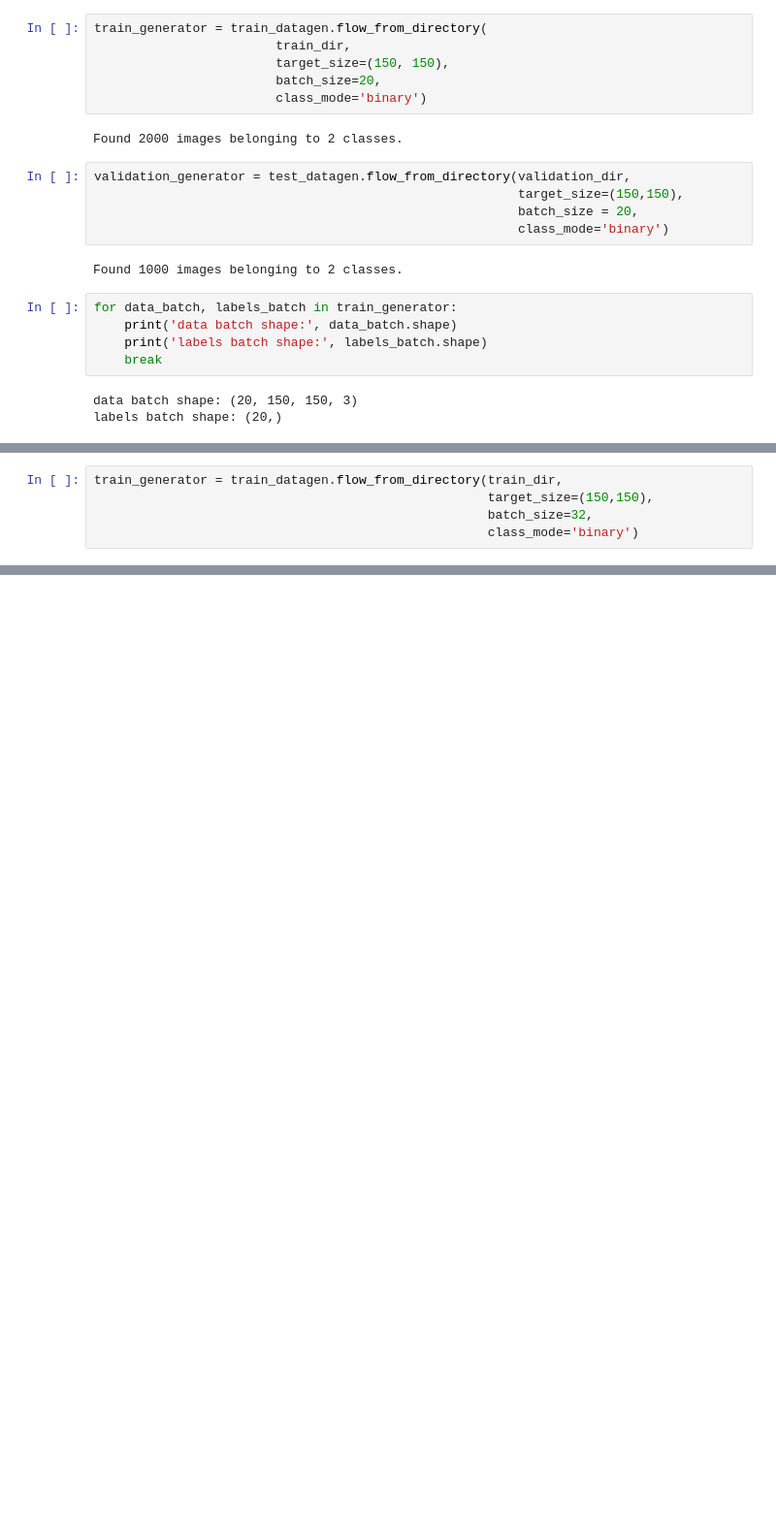
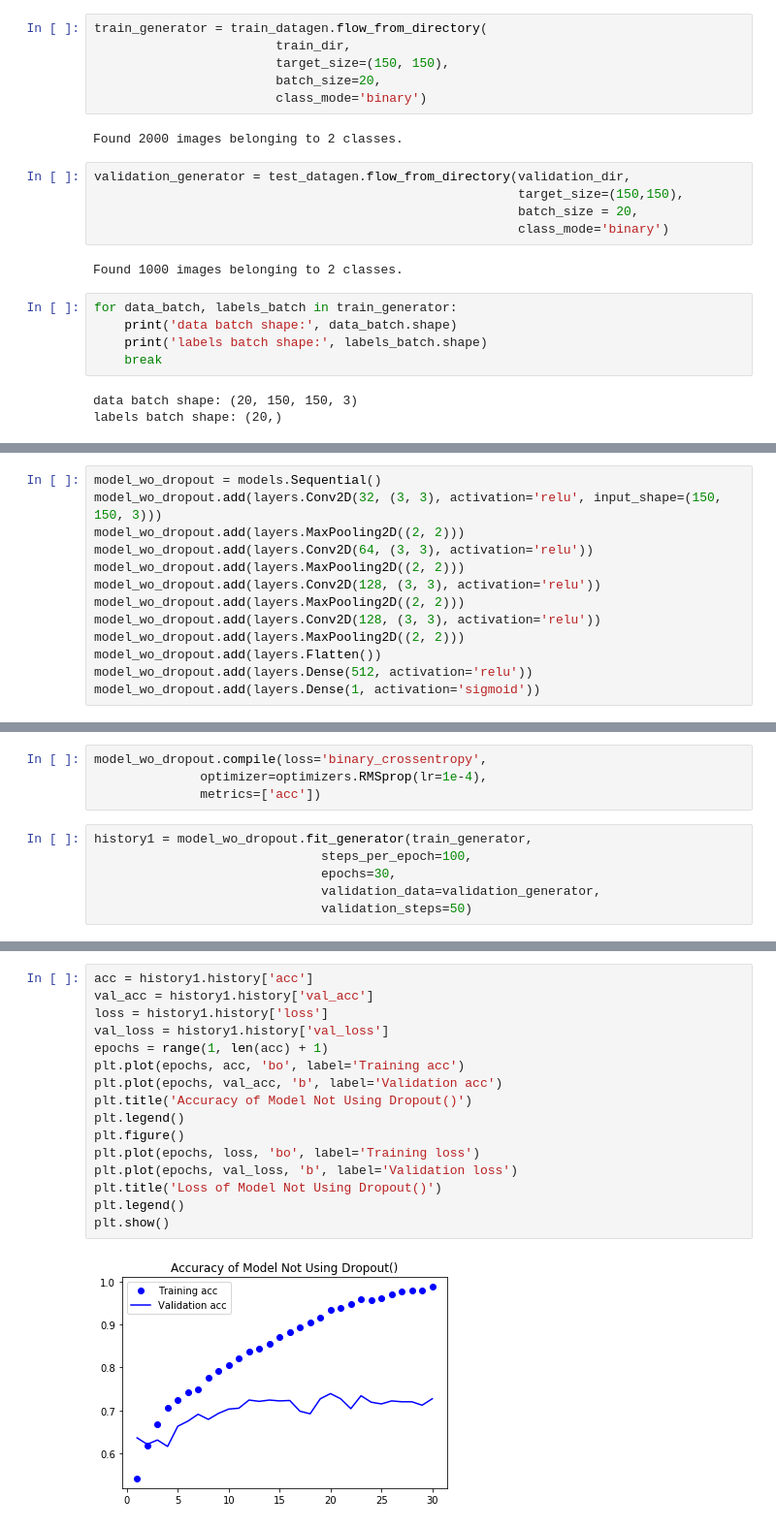
Before and after one commit to MinhBoll/csc767, a Jupyter notebook: cats&dogs.ipynb, the cells around one changed output, grey strips where cells are left out. Shown at 97% size. Drawn from its saved outputs; the diff is of its cells as text; blank space fills up the shorter version.

```diff
--- a/cats&dogs.ipynb
+++ b/cats&dogs.ipynb
@@ -160,5 +104,0 @@ test_datagen = ImageDataGenerator(rescale=1./255)
-# %%
-train_generator = train_datagen.flow_from_directory(train_dir,
-                                                    target_size=(150,150),
-                                                    batch_size=32,
-                                                    class_mode='binary')
@@ -331,0 +105,13 @@ plt.show()
+# %%
+model_wo_dropout = models.Sequential()
+model_wo_dropout.add(layers.Conv2D(32, (3, 3), activation='relu', input_shape=(150, 150, 3)))
+model_wo_dropout.add(layers.MaxPooling2D((2, 2)))
+model_wo_dropout.add(layers.Conv2D(64, (3, 3), activation='relu'))
+model_wo_dropout.add(layers.MaxPooling2D((2, 2)))
+model_wo_dropout.add(layers.Conv2D(128, (3, 3), activation='relu'))
+model_wo_dropout.add(layers.MaxPooling2D((2, 2)))
+model_wo_dropout.add(layers.Conv2D(128, (3, 3), activation='relu'))
+model_wo_dropout.add(layers.MaxPooling2D((2, 2)))
+model_wo_dropout.add(layers.Flatten())
+model_wo_dropout.add(layers.Dense(512, activation='relu'))
+model_wo_dropout.add(layers.Dense(1, activation='sigmoid'))
@@ -331,0 +138,10 @@ plt.show()
+# %%
+model_wo_dropout.compile(loss='binary_crossentropy',
+              optimizer=optimizers.RMSprop(lr=1e-4),
+              metrics=['acc'])
+# %%
+history1 = model_wo_dropout.fit_generator(train_generator,
+                              steps_per_epoch=100,
+                              epochs=30,
+                              validation_data=validation_generator,
+                              validation_steps=50)
@@ -331,0 +166,18 @@ plt.show()
+# %%
+acc = history1.history['acc']
+val_acc = history1.history['val_acc']
+loss = history1.history['loss']
+val_loss = history1.history['val_loss']
+epochs = range(1, len(acc) + 1)
+plt.plot(epochs, acc, 'bo', label='Training acc')
+plt.plot(epochs, val_acc, 'b', label='Validation acc')
+plt.title('Accuracy of Model Not Using Dropout()')
+plt.legend()
+plt.figure()
+plt.plot(epochs, loss, 'bo', label='Training loss')
+plt.plot(epochs, val_loss, 'b', label='Validation loss')
+plt.title('Loss of Model Not Using Dropout()')
+plt.legend()
+plt.show()
+# %% [output]
+[figure, added]
```
Also changed, not shown: parts of 60 cells of this notebook.
